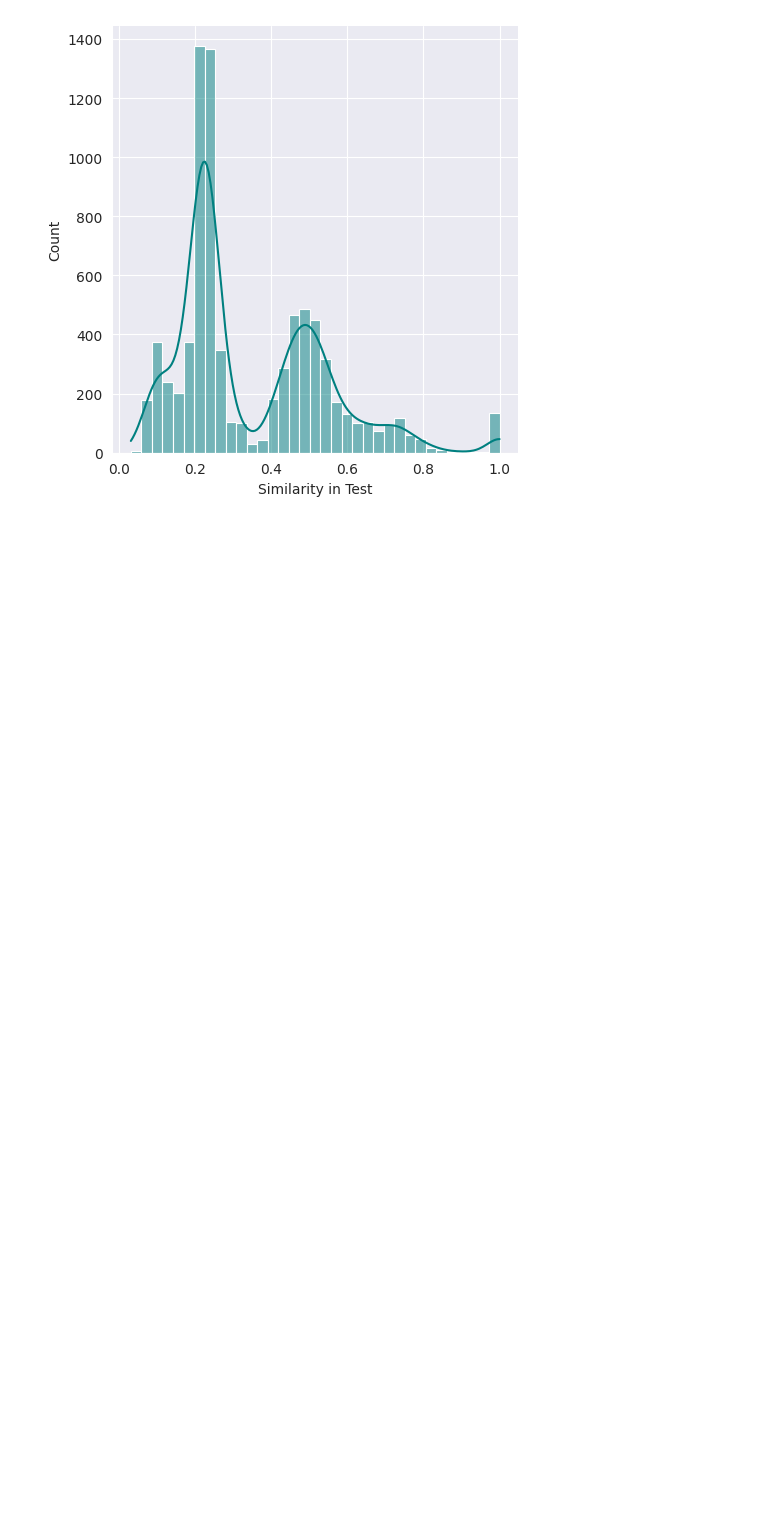
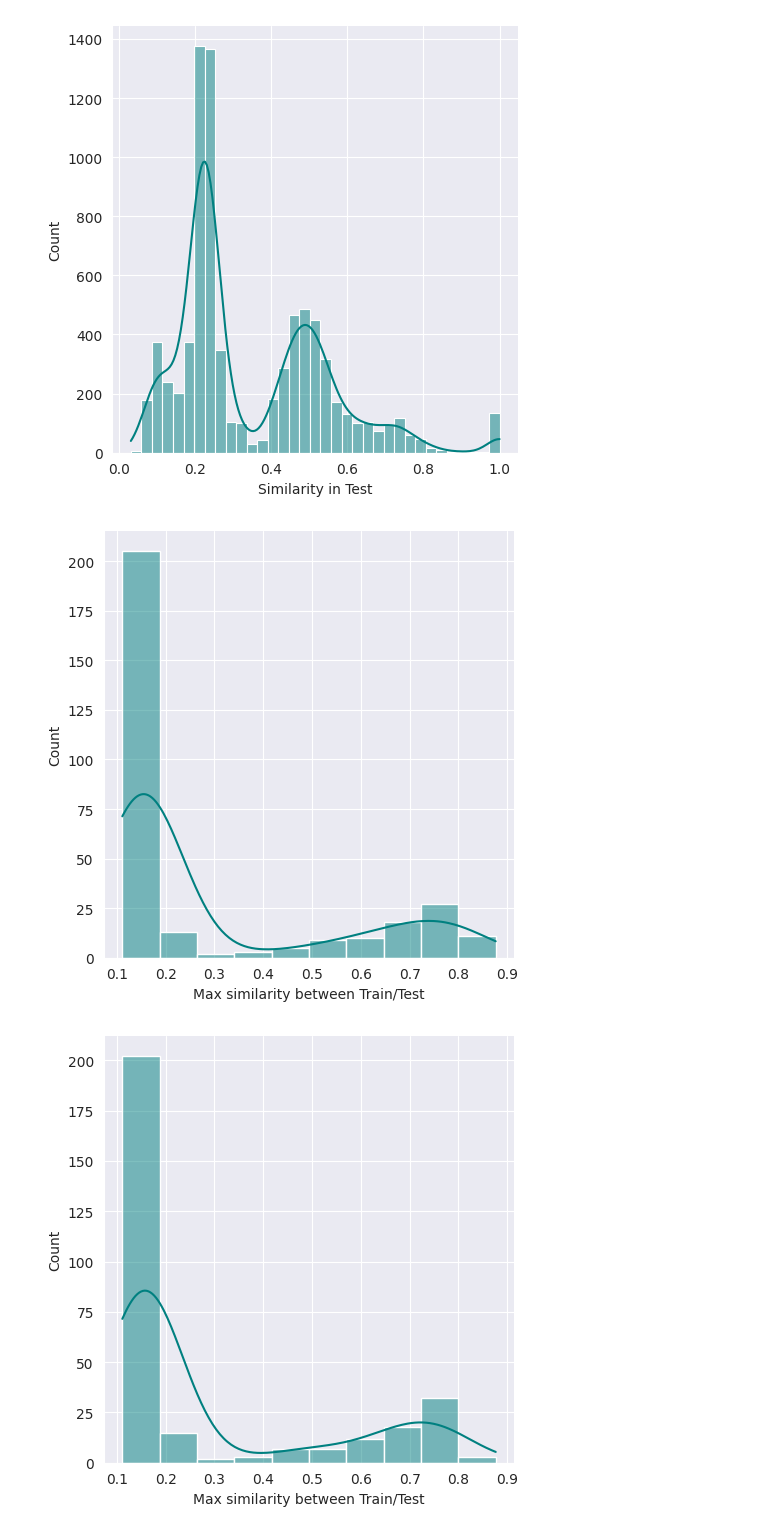
Before and after one commit to aehrlich1/stratified-tanimoto-split, a Jupyter notebook: data_exp_admet.ipynb, the cells around one changed output. Cells and saved outputs as stored; diff of their text form; code cells hidden in the pictures; blank space fills up the shorter version.

```diff
--- a/data_exp_admet.ipynb
+++ b/data_exp_admet.ipynb
@@ -197,25 +151,19 @@ sns.displot(data=pd.DataFrame({"Max Similarity between Test and Train": sim}),
-# %%
-# the same, but better + min max avg
-for tgt in train.target_cols:
-    y = train.y[tgt]
-    mask = ~np.isnan(y)
-    print(tgt)
-    print("Number of samples "+ str(sum(mask)))
-
-    print("min - avg - max")
-    min = np.min(y[mask])
-    avg = np.average(y[mask])
-    max = np.max(y[mask])
-    print(str(min) + " " +"{:.2f}".format(avg)+ " " + str(max))
-
-
-    print("--------------------")
-# %%
-# draw distribution for each target
-for tgt in train.target_cols:
-    y = train.y[tgt]
-    mask = ~np.isnan(y)
-    data = train.y[tgt][mask]
-    sns.displot(data=pd.DataFrame({tgt: data}),
-            x=tgt, kde=True, color='teal')
-plt.show()
+# %%
+for tgt in tgts:
+    train_dataset = train_datasets[tgt]
+    test_dataset = test_datasets[tgt]
+    sim = []
+    for i in range(len(train_dataset)):
+        max = 0
+        for j in range(len(test_dataset)):
+            simi = tanimoto_similarity(train_dataset[i].ecfp, test_dataset[j].ecfp)
+            if simi > max:
+                max = simi
+        sim.append(max)
+    sns.displot(data=pd.DataFrame({"Max similarity between Train/Test": sim}),
+            x="Max similarity between Train/Test", kde=True, color='teal')
+
+plt.show()
+# %% [output]
+[figure, added]
+[figure, added]
```
Also changed, not shown: parts of 17 cells of this notebook.
